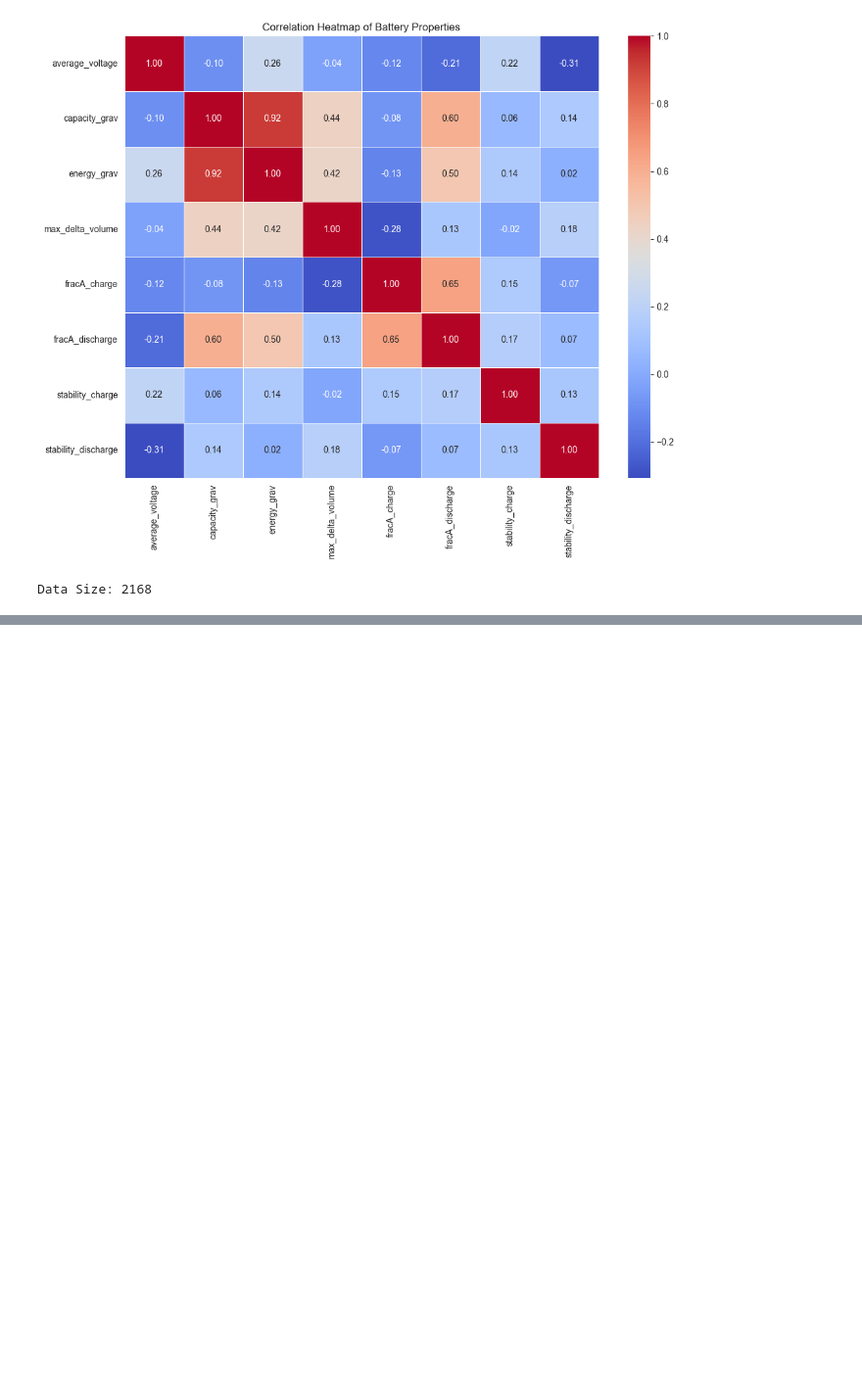
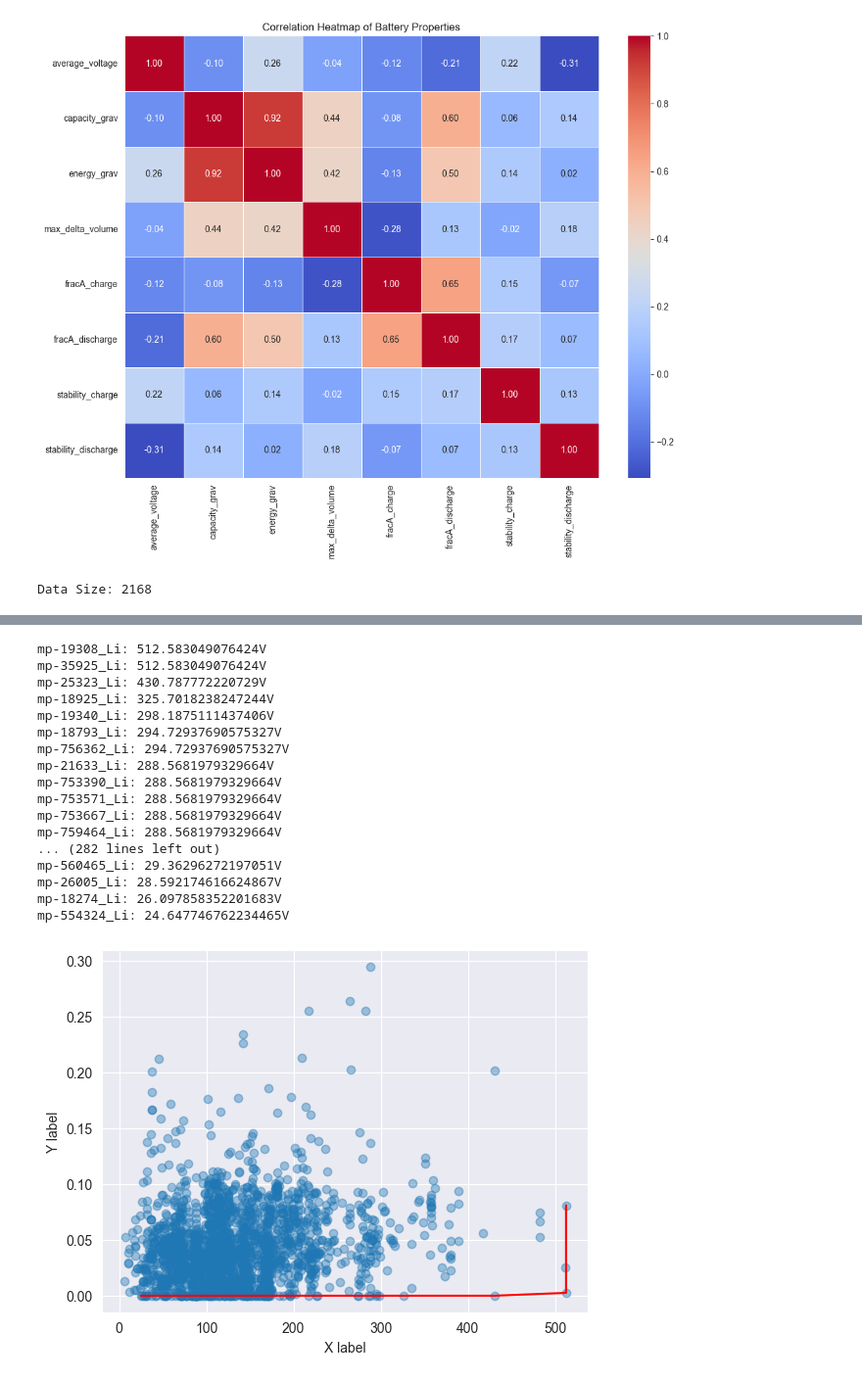
Before and after one commit to omarehab215/ResearchProjectDatasets, a Jupyter notebook: ResearchProject/Materials Project Dataset/Pareto_Front/Test_Pareto.ipynb, the cells around one changed output, grey strips where cells are left out. Shown at 98% size. Drawn from its saved outputs; the diff is of its cells as text; code cells hidden in the pictures; blank space fills up the shorter version.

Commit message:
Feb 26 - multiple pareto front analysis

```diff
--- a/ResearchProject/Materials Project Dataset/Pareto_Front/Test_Pareto.ipynb
+++ b/ResearchProject/Materials Project Dataset/Pareto_Front/Test_Pareto.ipynb
@@ -132,0 +136,66 @@ mp-759812_Li: 2.524116049999998
+# %%
+import matplotlib.pyplot as plt
+
+capacity = [doc.capacity_grav for doc in docs if doc.capa is not None]
+instabilities = [doc.stability_discharge for doc in docs if doc.stability_charge is not None]
+
+def plot_pareto_frontier(Xs, Ys, maxX=True, maxY=False, xlabel='X label', ylabel='Y label'):
+    '''Pareto frontier selection process
+    :param Xs: Series of X values
+    :param Ys: Series of Y values
+    :param maxX: True if maximizing on X
+    :param maxY: True if maximizing on Y
+    :param xlabel: plot label for X
+    :parma ylabel: plot label for Y
+    '''
+    n = 0
+    sorted_list = sorted([[Xs[i], Ys[i]] for i in range(len(Xs))], reverse=maxX) # Sorts values (descending if reverse = True)
+    pareto_front = [sorted_list[0]]
+    battery_ids = []
+    for pair in sorted_list[1:]:
+        if maxY:
+            if pair[1] >= pareto_front[-1][1]:
+                pareto_front.append(pair)
+                for id in docs:
+                    if id.capacity_grav == pair[0] or id.max_delta_volume == pair[0]:
+                        print(f"{id.battery_id}: {pair[0]}V") # Print ID and voltage
+
+        else:
+            if pair[1] <= pareto_front[-1][1]:
+                pareto_front.append(pair)
+                for id in docs:
+                    if id.capacity_grav == pair[0] or id.max_delta_volume == pair[0]:
+                        print(f"{id.battery_id}: {pair[0]}") # Print ID and voltage
+
+
+    '''Plotting process'''
+    plt.scatter(Xs,Ys, alpha=0.4)
+    pf_X = [pair[0] for pair in pareto_front]
+    pf_Y = [pair[1] for pair in pareto_front]
+    plt.plot(pf_X, pf_Y, color='red')
+    plt.xlabel(xlabel)
+    plt.ylabel(ylabel)
+    plt.show()
+
+    #return pareto_front
+
+plot_pareto_frontier(capacity, instabilities)
+# %% [output]
+mp-19308_Li: 512.583049076424V
+mp-35925_Li: 512.583049076424V
+mp-25323_Li: 430.787772220729V
+mp-18925_Li: 325.7018238247244V
+mp-19340_Li: 298.1875111437406V
+mp-18793_Li: 294.72937690575327V
+mp-756362_Li: 294.72937690575327V
+mp-21633_Li: 288.5681979329664V
+mp-753390_Li: 288.5681979329664V
+mp-753571_Li: 288.5681979329664V
+mp-753667_Li: 288.5681979329664V
+mp-759464_Li: 288.5681979329664V
+... (282 lines left out)
+mp-560465_Li: 29.36296272197051V
+mp-26005_Li: 28.592174616624867V
+mp-18274_Li: 26.097858352201683V
+mp-554324_Li: 24.647746762234465V
+[figure, added]
```
Also changed, not shown: parts of 2 cells of this notebook, 3 other files.
